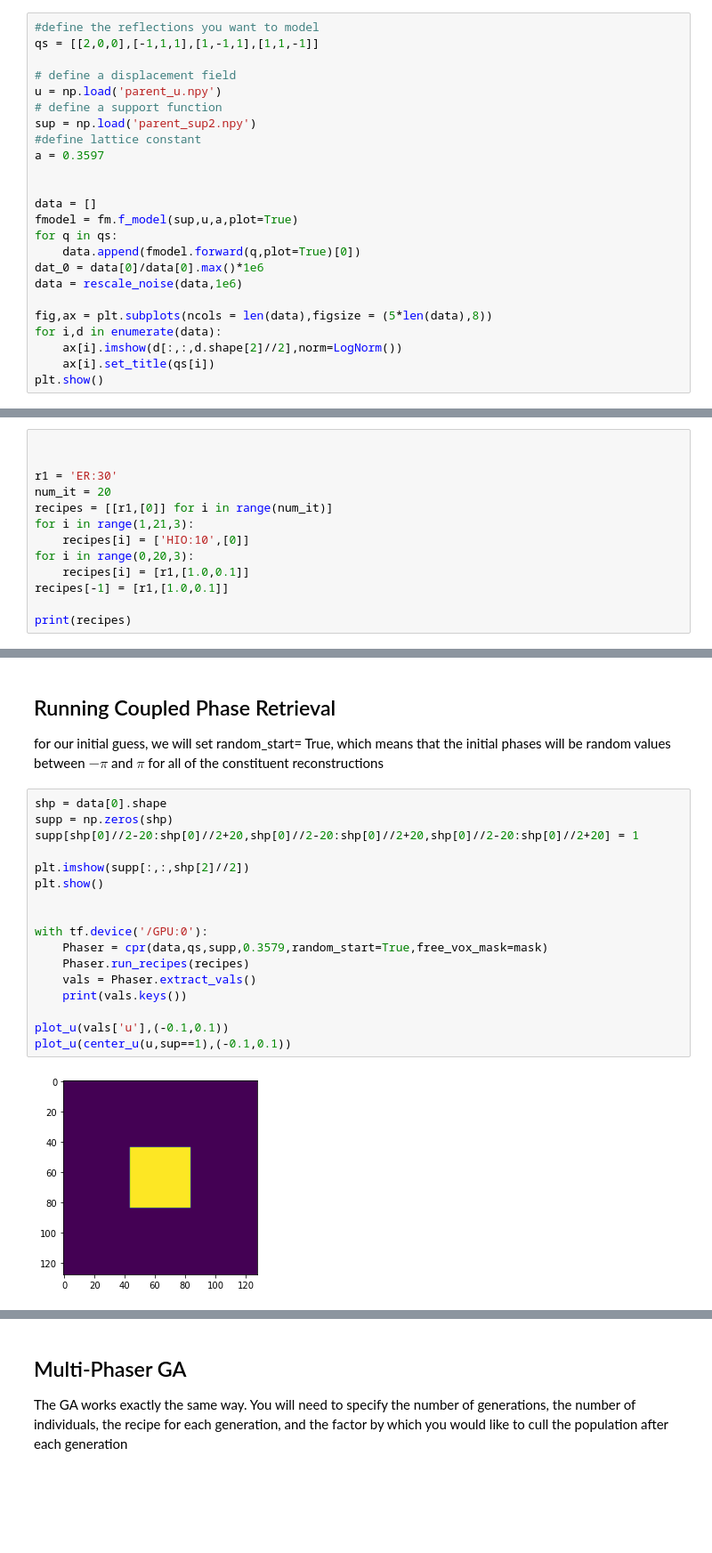
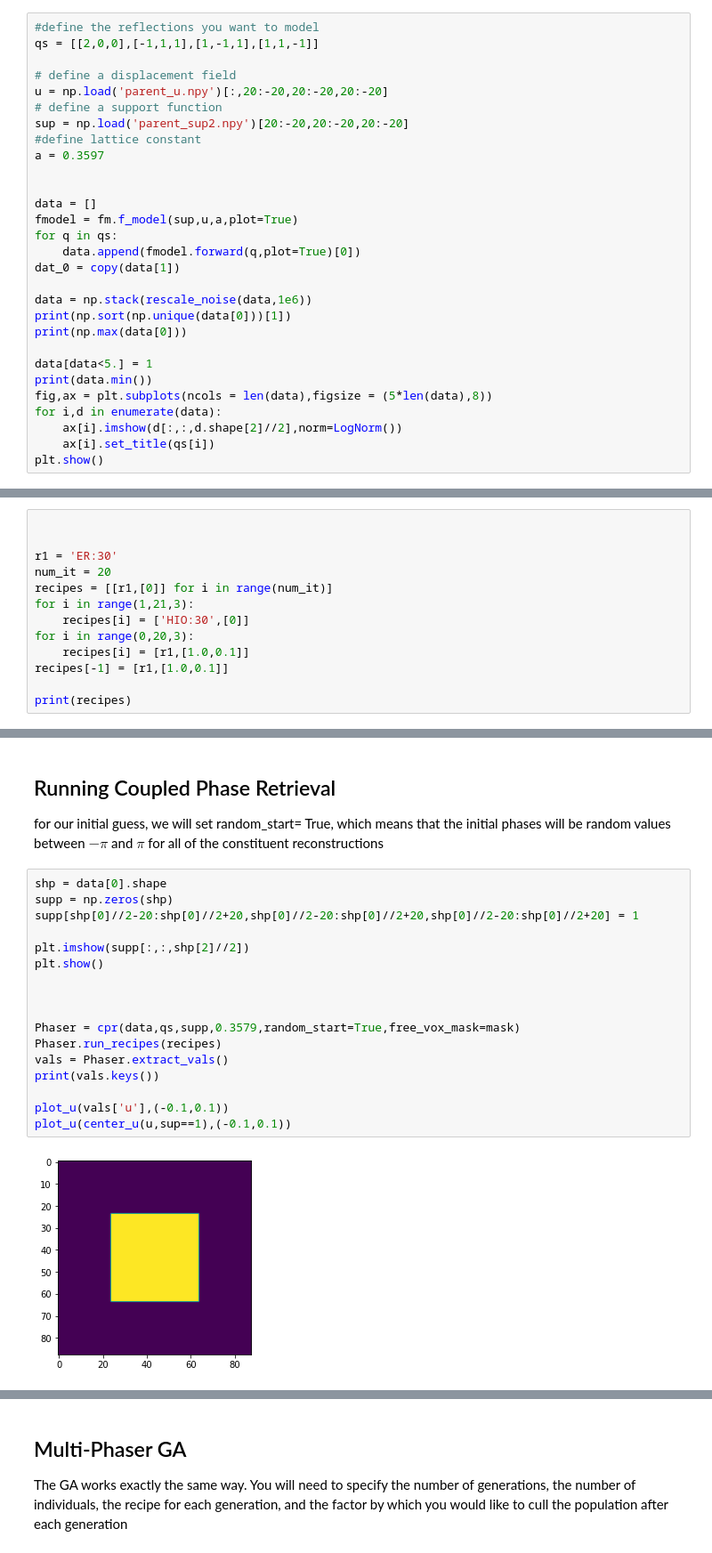
Before and after one commit to siddharth-maddali/Phaser, a Jupyter notebook: Tutorial.ipynb, the cells around one changed output, grey strips where cells are left out. Shown at 89% size. Drawn from its saved outputs; the diff is of its cells as text; blank space fills up the shorter version.

```diff
--- a/Tutorial.ipynb
+++ b/Tutorial.ipynb
@@ -16,9 +17,9 @@ This is a simple forward model which isn't that realistic, as we just use discre
 qs = [[2,0,0],[-1,1,1],[1,-1,1],[1,1,-1]]
 
 # define a displacement field
-u = np.load('parent_u.npy')
+u = np.load('parent_u.npy')[:,20:-20,20:-20,20:-20]
 # define a support function
-sup = np.load('parent_sup2.npy')
+sup = np.load('parent_sup2.npy')[20:-20,20:-20,20:-20]
 #define lattice constant
 a = 0.3597
 
@@ -27,9 +28,14 @@ data = []
 fmodel = fm.f_model(sup,u,a,plot=True)
 for q in qs:
     data.append(fmodel.forward(q,plot=True)[0])
-dat_0 = data[0]/data[0].max()*1e6
-data = rescale_noise(data,1e6)
+dat_0 = copy(data[1])
 
+data = np.stack(rescale_noise(data,1e6))
+print(np.sort(np.unique(data[0]))[1])
+print(np.max(data[0]))
+
+data[data<5.] = 1
+print(data.min())
 fig,ax = plt.subplots(ncols = len(data),figsize = (5*len(data),8))
 for i,d in enumerate(data):
     ax[i].imshow(d[:,:,d.shape[2]//2],norm=LogNorm())
@@ -65,7 +125,7 @@ r1 = 'ER:30'
 num_it = 20
 recipes = [[r1,[0]] for i in range(num_it)]
 for i in range(1,21,3):
-    recipes[i] = ['HIO:10',[0]]
+    recipes[i] = ['HIO:30',[0]]
 for i in range(0,20,3):
     recipes[i] = [r1,[1.0,0.1]]
 recipes[-1] = [r1,[1.0,0.1]]
@@ -90,19 +151,19 @@ for our initial guess, we will set random_start= True, which means that the init
 # %%
 shp = data[0].shape
 supp = np.zeros(shp)
 supp[shp[0]//2-20:shp[0]//2+20,shp[0]//2-20:shp[0]//2+20,shp[0]//2-20:shp[0]//2+20] = 1
 
 plt.imshow(supp[:,:,shp[2]//2])
 plt.show()
 
 
-with tf.device('/GPU:0'):
-    Phaser = cpr(data,qs,supp,0.3579,random_start=True,free_vox_mask=mask)
-    Phaser.run_recipes(recipes)
-    vals = Phaser.extract_vals()
-    print(vals.keys())
+
+Phaser = cpr(data,qs,supp,0.3579,random_start=True,free_vox_mask=mask)
+Phaser.run_recipes(recipes)
+vals = Phaser.extract_vals()
+print(vals.keys())
 
 plot_u(vals['u'],(-0.1,0.1))
 plot_u(center_u(u,sup==1),(-0.1,0.1))
 # %% [output]
-[figure, old version]
+[figure, new version]
```
Also changed, not shown: parts of 7 cells of this notebook, 6 other files.
